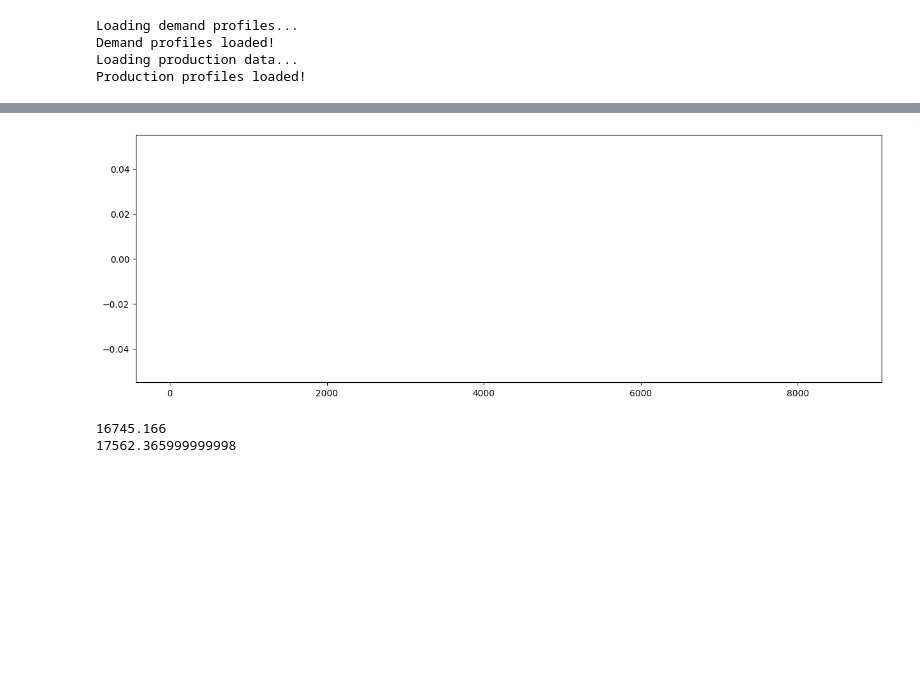
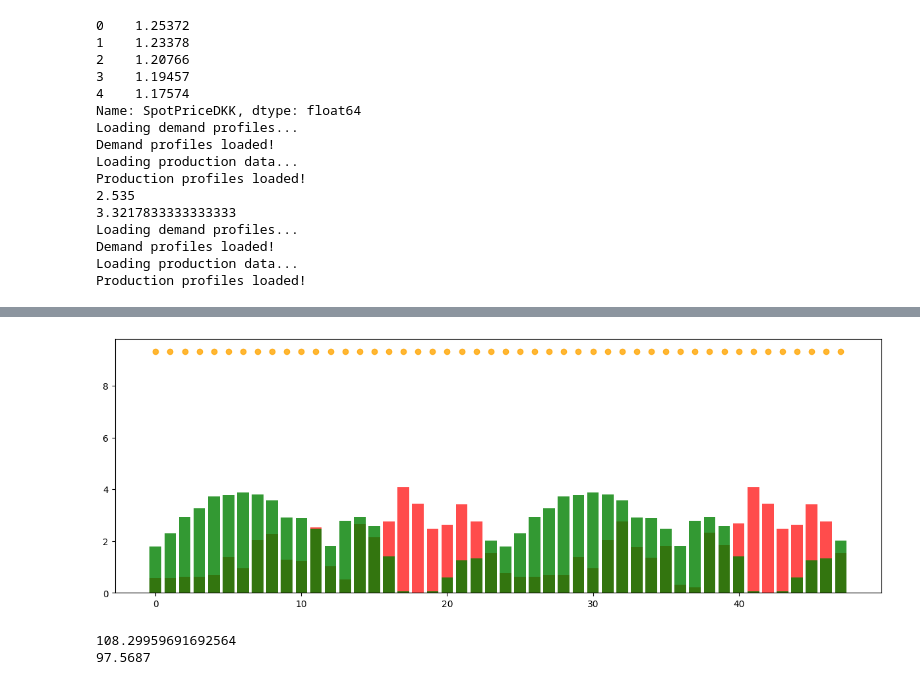
Before and after one commit to antonhlenander/CommunityFlex, a Jupyter notebook: plotting_twolevel.ipynb, the cells around one changed output, grey strips where cells are left out. Saved outputs shown, nothing was run; the diff lists cells and outputs as text; code cells hidden in the pictures; blank space fills up the shorter version.

```diff
--- a/plotting_twolevel.ipynb
+++ b/plotting_twolevel.ipynb
@@ -39,8 +39,8 @@ for rollout in results:
 
     agent_actions = [action for action in agent_actions if action is not None]
 
-    start = 0
-    end = start + 48*30*12
+    start = 48*2
+    end = start + 48*2
 
     total_import = total_import[1:] + [0]
     total_export = total_export[1:] + [0]
@@ -54,8 +54,7 @@ for rollout in results:
     prices = prices[start:end:2]
     #grid_prices
 
-    import_export = np.array(total_import) - np.array(total_export)
-    import_export = - np.array(total_export)
+    #import_export = np.array(total_import) - np.array(total_export)
 
 
     # agent_actions = agent_actions[start:end]
@@ -65,11 +64,11 @@ for rollout in results:
     # prices = prices[start:end]
 
     plt.figure(figsize=(15, 5))
-    plt.bar(range(len(import_export)), import_export, color="red", alpha=0.7)
+    plt.bar(range(len(total_import)), total_import, color="red", alpha=0.7)
 
-    #plt.bar(range(len(cap_limits)), cap_limits, color="green", alpha=0.8, label="Capacity limit")
+    plt.bar(range(len(cap_limits)), cap_limits, color="green", alpha=0.8, label="Capacity limit")
     #plt.bar(range(len(total_load)), total_load, color="blue", alpha=0.7)
-    #plt.scatter(range(len(prices)), prices, label="Price", color="orange", alpha=0.8)
+    plt.scatter(range(len(prices)), prices, label="Price", color="orange", alpha=0.8)
     # plt.savefig(f"{outputfolder}import_limits.png")
     # plt.close()
     plt.show()
@@ -88,7 +87,19 @@ for rollout in results:
     # plt.savefig(f"action_dist_{aid}.png")
     # plt.close()
 # %% [output]
+0    1.25372
+1    1.23378
+2    1.20766
+3    1.19457
+4    1.17574
+Name: SpotPriceDKK, dtype: float64
 Loading demand profiles...
 Demand profiles loaded!
 Loading production data...
 Production profiles loaded!
+2.535
+3.3217833333333333
+Loading demand profiles...
+Demand profiles loaded!
+Loading production data...
+Production profiles loaded!
@@ -95,6 +109,6 @@ Production profiles loaded!
-[figure, old version]
+[figure, new version]
-16745.166
-17562.365999999998
+108.29959691692564
+97.5687
 # %%
 results = list(results)
 for rollout in results:
```
Also changed, not shown: parts of 1 cell of this notebook, 5 other files.
